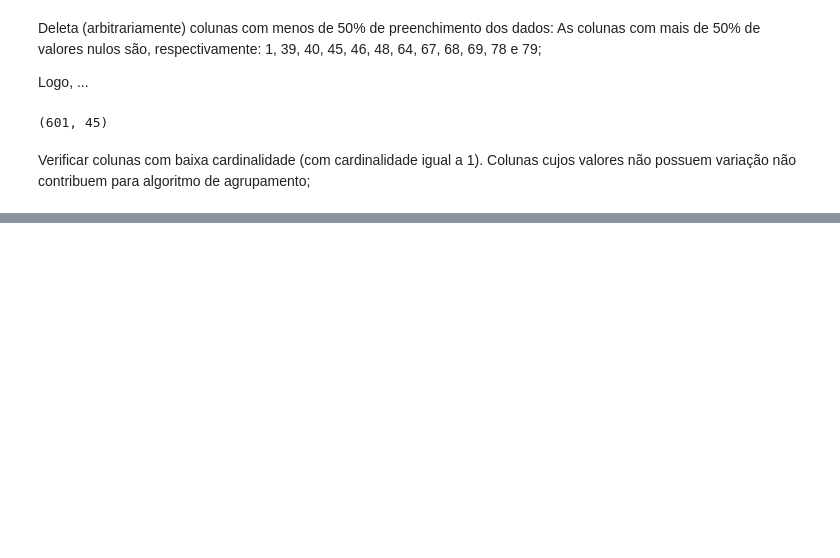
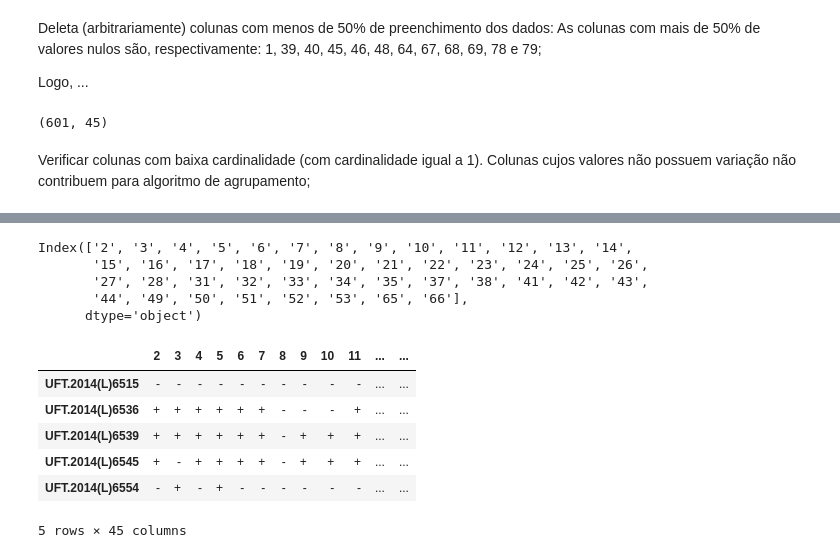
Before and after one commit to JohnnyUFT/Descoberta-de-Conhecimento-em-Base-de-Dados-de-Fungos, a Jupyter notebook: 01.pre_processamento.ipynb, the cells around one changed output, grey strips where cells are left out. Cells and saved outputs as stored; diff of their text form; code cells hidden in the pictures; blank space fills up the shorter version.

```diff
--- a/01.pre_processamento.ipynb
+++ b/01.pre_processamento.ipynb
@@ -232,0 +270,18 @@ data.to_csv('03.1 - reacoes_col_.csv')
+# %%
+data.columns
+# %% [output]
+Index(['2', '3', '4', '5', '6', '7', '8', '9', '10', '11', '12', '13', '14',
+       '15', '16', '17', '18', '19', '20', '21', '22', '23', '24', '25', '26',
+       '27', '28', '31', '32', '33', '34', '35', '37', '38', '41', '42', '43',
+       '44', '49', '50', '51', '52', '53', '65', '66'],
+      dtype='object')
+# %%
+data.head()
+# %% [output]
+|  | 2 | 3 | 4 | 5 | 6 | 7 | 8 | 9 | 10 | 11 | ... | ... |
+| UFT.2014(L)6515 | - | - | - | - | - | - | - | - | - | - | ... | ... |
+| UFT.2014(L)6536 | + | + | + | + | + | + | - | - | - | + | ... | ... |
+| UFT.2014(L)6539 | + | + | + | + | + | + | - | + | + | + | ... | ... |
+| UFT.2014(L)6545 | + | - | + | + | + | + | - | + | + | + | ... | ... |
+| UFT.2014(L)6554 | - | + | - | + | - | - | - | - | - | - | ... | ... |
+5 rows × 45 columns
```
Also changed, not shown: parts of 10 cells of this notebook, 2 other files.
